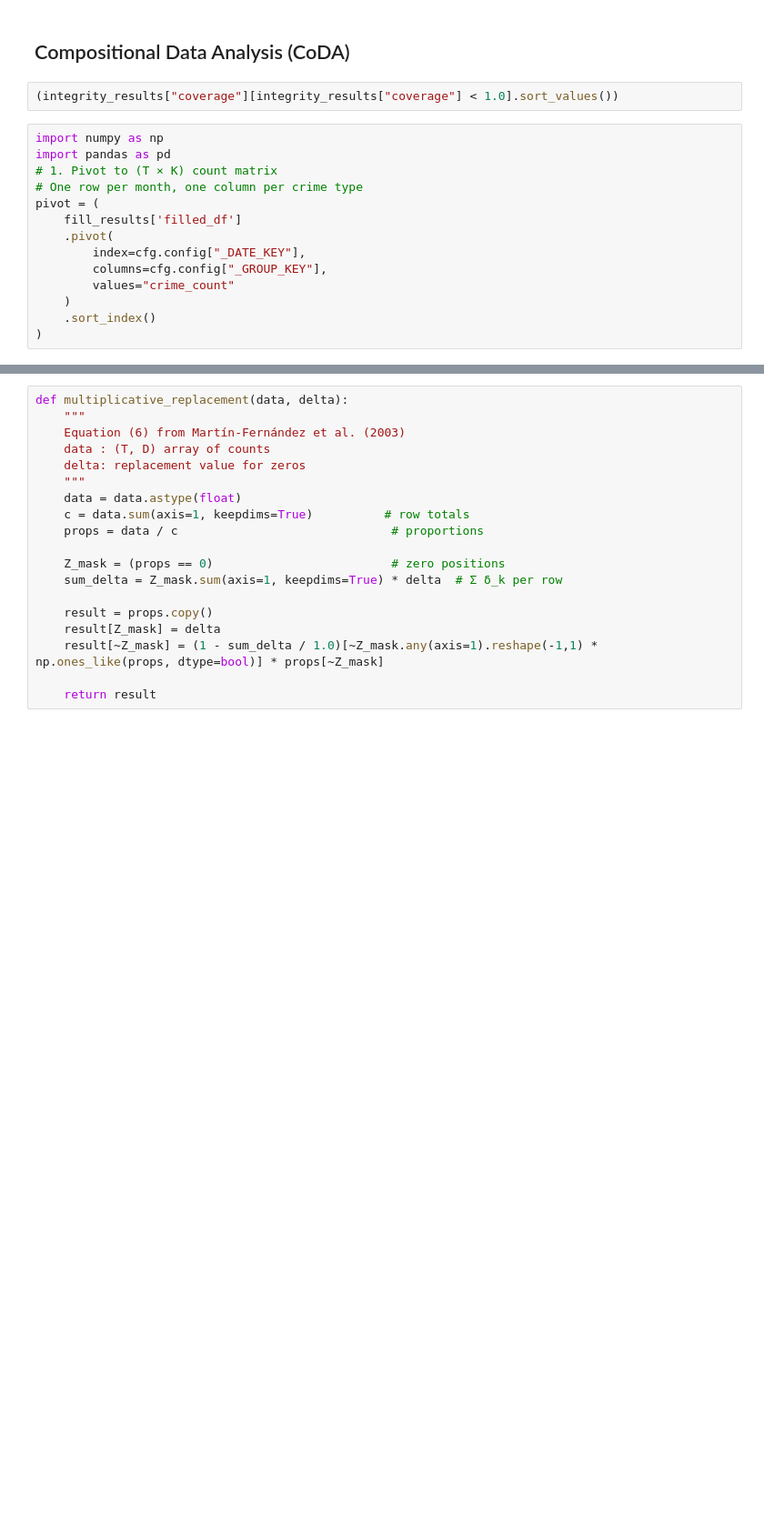
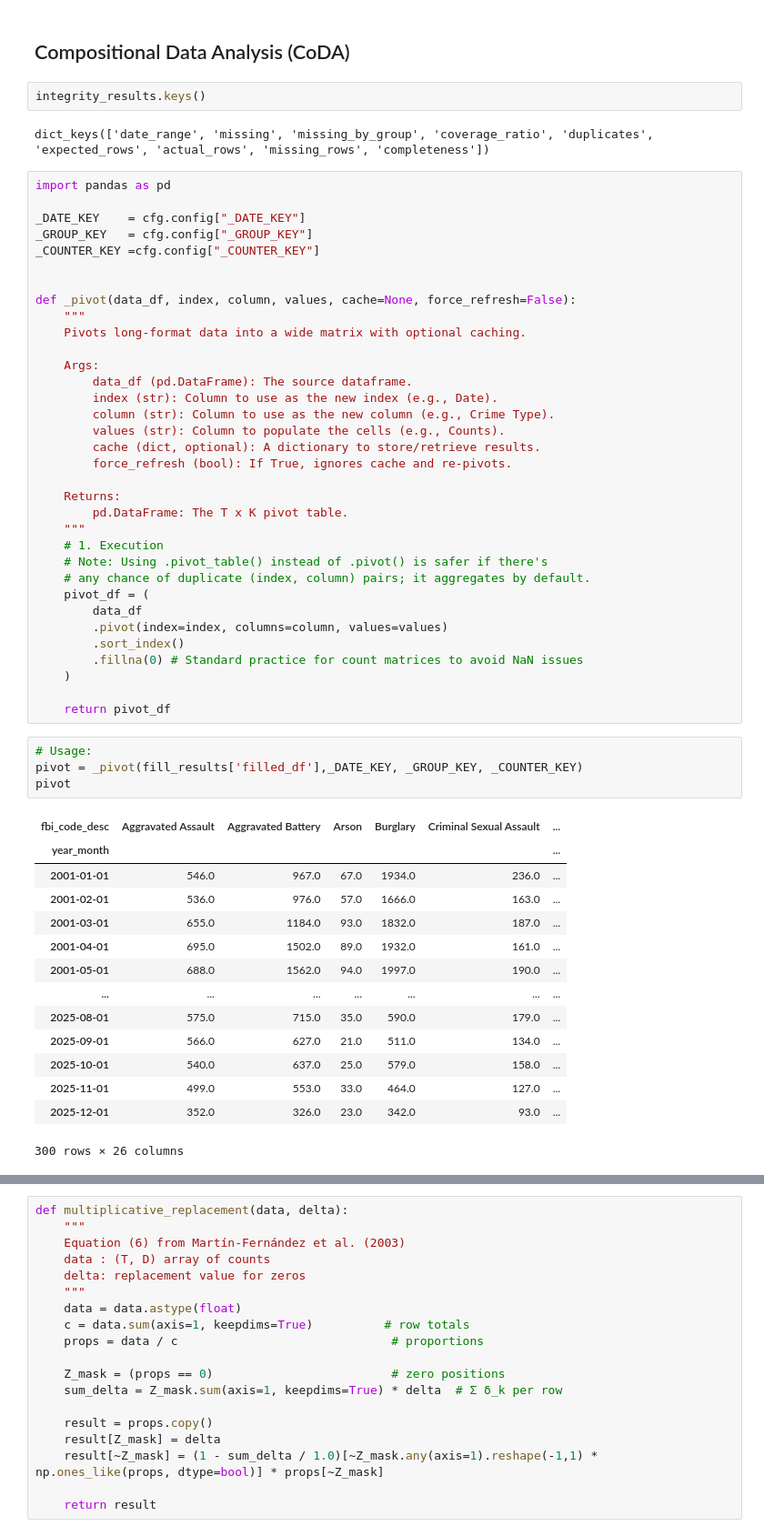
Before and after one commit to SirErikPak/ChicagoCrime, a Jupyter notebook: Notebook/ChicagoCrimeDetection.ipynb, the cells around one changed output, grey strips where cells are left out. Shown at 91% size. Drawn from its saved outputs; the diff is of its cells as text; blank space fills up the shorter version.

```diff
--- a/Notebook/ChicagoCrimeDetection.ipynb
+++ b/Notebook/ChicagoCrimeDetection.ipynb
@@ -179,18 +161,59 @@ integrity_results['missing_df'].groupby()
 # %% [markdown]
 ## Compositional Data Analysis (CoDA)
-# %%
-(integrity_results["coverage"][integrity_results["coverage"] < 1.0].sort_values())
-# %%
-import numpy as np
-import pandas as pd
-# 1. Pivot to (T × K) count matrix
-# One row per month, one column per crime type
-pivot = (
-    fill_results['filled_df']
-    .pivot(
-        index=cfg.config["_DATE_KEY"],
-        columns=cfg.config["_GROUP_KEY"],
-        values="crime_count"
-    )
-    .sort_index()
-)
+# %%
+integrity_results.keys()
+# %% [output]
+dict_keys(['date_range', 'missing', 'missing_by_group', 'coverage_ratio', 'duplicates', 'expected_rows', 'actual_rows', 'missing_rows', 'completeness'])
+# %%
+import pandas as pd
+
+_DATE_KEY    = cfg.config["_DATE_KEY"]
+_GROUP_KEY   = cfg.config["_GROUP_KEY"]
+_COUNTER_KEY =cfg.config["_COUNTER_KEY"]
+
+
+def _pivot(data_df, index, column, values, cache=None, force_refresh=False):
+    """
+    Pivots long-format data into a wide matrix with optional caching.
+
+    Args:
+        data_df (pd.DataFrame): The source dataframe.
+        index (str): Column to use as the new index (e.g., Date).
+        column (str): Column to use as the new column (e.g., Crime Type).
+        values (str): Column to populate the cells (e.g., Counts).
+        cache (dict, optional): A dictionary to store/retrieve results.
+        force_refresh (bool): If True, ignores cache and re-pivots.
+
+    Returns:
+        pd.DataFrame: The T x K pivot table.
+    """
+    # 1. Execution
+    # Note: Using .pivot_table() instead of .pivot() is safer if there's
+    # any chance of duplicate (index, column) pairs; it aggregates by default.
+    pivot_df = (
+        data_df
+        .pivot(index=index, columns=column, values=values)
+        .sort_index()
+        .fillna(0) # Standard practice for count matrices to avoid NaN issues
+    )
+
+    return pivot_df
+# %%
+# Usage:
+pivot = _pivot(fill_results['filled_df'],_DATE_KEY, _GROUP_KEY, _COUNTER_KEY)
+pivot
+# %% [output]
+| fbi_code_desc | Aggravated Assault | Aggravated Battery | Arson | Burglary | Criminal Sexual Assault | ... |
+| year_month |  |  |  |  |  | ... |
+| 2001-01-01 | 546.0 | 967.0 | 67.0 | 1934.0 | 236.0 | ... |
+| 2001-02-01 | 536.0 | 976.0 | 57.0 | 1666.0 | 163.0 | ... |
+| 2001-03-01 | 655.0 | 1184.0 | 93.0 | 1832.0 | 187.0 | ... |
+| 2001-04-01 | 695.0 | 1502.0 | 89.0 | 1932.0 | 161.0 | ... |
+| 2001-05-01 | 688.0 | 1562.0 | 94.0 | 1997.0 | 190.0 | ... |
+| ... | ... | ... | ... | ... | ... | ... |
+| 2025-08-01 | 575.0 | 715.0 | 35.0 | 590.0 | 179.0 | ... |
+| 2025-09-01 | 566.0 | 627.0 | 21.0 | 511.0 | 134.0 | ... |
+| 2025-10-01 | 540.0 | 637.0 | 25.0 | 579.0 | 158.0 | ... |
+| 2025-11-01 | 499.0 | 553.0 | 33.0 | 464.0 | 127.0 | ... |
+| 2025-12-01 | 352.0 | 326.0 | 23.0 | 342.0 | 93.0 | ... |
+300 rows × 26 columns
```
Also changed, not shown: parts of 8 cells of this notebook, 3 other files.
